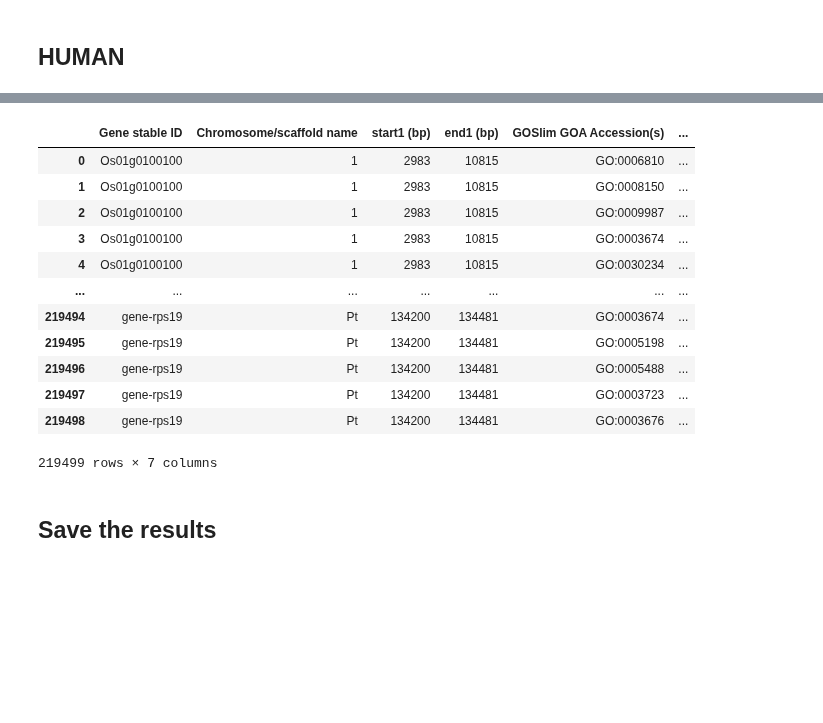
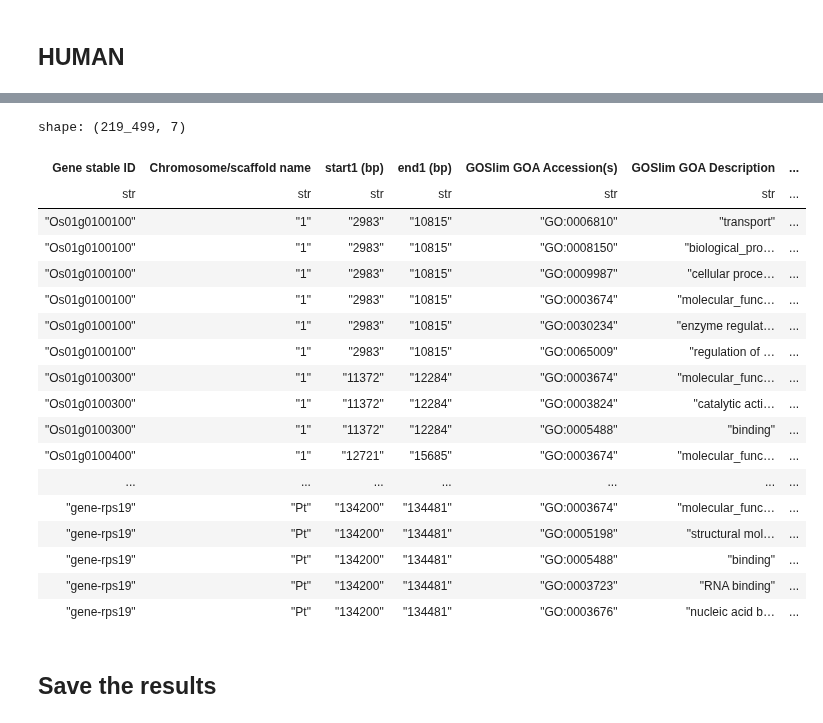
Before and after one commit to yonezawa-sora/pycircos_comaparative_species, a Jupyter notebook: data_preprocessing/1_GOSlim_add_domain.ipynb, the cells around one changed output, grey strips where cells are left out. Drawn from its saved outputs; the diff is of its cells as text; code cells hidden in the pictures; blank space fills up the shorter version.

```diff
--- a/data_preprocessing/1_GOSlim_add_domain.ipynb
+++ b/data_preprocessing/1_GOSlim_add_domain.ipynb
@@ -237,0 +243,6 @@ display(ensembl_goslim_rice_unique)
+# %%
+ensembl_goslim_rice = pl.read_csv("../data/biomart_goslim/biomart_rice_goslim_R56.tsv",
+                                  separator="\t",
+                                  infer_schema_length=0) # Ensembl release 56
+ensembl_goslim_rice_unique = ensembl_goslim_rice.unique(keep="first", maintain_order=True)
+display(ensembl_goslim_rice_unique)
@@ -238,5 +269,4 @@ display(ensembl_goslim_rice_unique)
 # %%
-unique_goslim_terms_rice = ensembl_goslim_rice_unique["GOSlim GOA Accession(s)"].unique()
-rice_goslim_df = pd.DataFrame(unique_goslim_terms_rice,columns=["GOSlim GOA Accession(s)"])
-display(rice_goslim_df)
+unique_goslim_terms_rice = ensembl_goslim_rice_unique.unique(subset=['GOSlim GOA Accession(s)']).select('GOSlim GOA Accession(s)')
+display(unique_goslim_terms_rice)
 # %% [output]
@@ -256,5 +292,7 @@ display(rice_goslim_df)
 # %%
-rice_goslim_df["GOSlim_domain"] = rice_goslim_df["GOSlim GOA Accession(s)"].apply(get_domain)
+rice_goslim_df = unique_goslim_terms_rice.with_columns(
+    unique_goslim_terms_rice["GOSlim GOA Accession(s)"].map_elements(get_domain, return_dtype=str).alias("GOSlim_domain")
+)
 time.sleep(10)
 
 display(rice_goslim_df)
@@ -275,26 +319,31 @@ display(rice_goslim_df)
 # %%
-rice_merged_goslim_domain = pd.merge(
-    ensembl_goslim_rice_unique,
+rice_merged_goslim_domain = ensembl_goslim_rice_unique.join(
     rice_goslim_df,
-    how="left",
-    on="GOSlim GOA Accession(s)"
+    on="GOSlim GOA Accession(s)",
+    how="left"
 )
 
 display(rice_merged_goslim_domain)
 # %% [output]
+shape: (219_499, 7)
-|  | Gene stable ID | Chromosome/scaffold name | start1 (bp) | end1 (bp) | GOSlim GOA Accession(s) | ... |
-| 0 | Os01g0100100 | 1 | 2983 | 10815 | GO:0006810 | ... |
-| 1 | Os01g0100100 | 1 | 2983 | 10815 | GO:0008150 | ... |
-| 2 | Os01g0100100 | 1 | 2983 | 10815 | GO:0009987 | ... |
-| 3 | Os01g0100100 | 1 | 2983 | 10815 | GO:0003674 | ... |
-| 4 | Os01g0100100 | 1 | 2983 | 10815 | GO:0030234 | ... |
+| Gene stable ID | Chromosome/scaffold name | start1 (bp) | end1 (bp) | GOSlim GOA Accession(s) | GOSlim GOA Description | ... |
+| str | str | str | str | str | str | ... |
+| "Os01g0100100" | "1" | "2983" | "10815" | "GO:0006810" | "transport" | ... |
+| "Os01g0100100" | "1" | "2983" | "10815" | "GO:0008150" | "biological_pro… | ... |
+| "Os01g0100100" | "1" | "2983" | "10815" | "GO:0009987" | "cellular proce… | ... |
+| "Os01g0100100" | "1" | "2983" | "10815" | "GO:0003674" | "molecular_func… | ... |
+| "Os01g0100100" | "1" | "2983" | "10815" | "GO:0030234" | "enzyme regulat… | ... |
+| "Os01g0100100" | "1" | "2983" | "10815" | "GO:0065009" | "regulation of … | ... |
+| "Os01g0100300" | "1" | "11372" | "12284" | "GO:0003674" | "molecular_func… | ... |
+| "Os01g0100300" | "1" | "11372" | "12284" | "GO:0003824" | "catalytic acti… | ... |
+| "Os01g0100300" | "1" | "11372" | "12284" | "GO:0005488" | "binding" | ... |
+| "Os01g0100400" | "1" | "12721" | "15685" | "GO:0003674" | "molecular_func… | ... |
 | ... | ... | ... | ... | ... | ... | ... |
-| 219494 | gene-rps19 | Pt | 134200 | 134481 | GO:0003674 | ... |
-| 219495 | gene-rps19 | Pt | 134200 | 134481 | GO:0005198 | ... |
-| 219496 | gene-rps19 | Pt | 134200 | 134481 | GO:0005488 | ... |
-| 219497 | gene-rps19 | Pt | 134200 | 134481 | GO:0003723 | ... |
-| 219498 | gene-rps19 | Pt | 134200 | 134481 | GO:0003676 | ... |
+| "gene-rps19" | "Pt" | "134200" | "134481" | "GO:0003674" | "molecular_func… | ... |
+| "gene-rps19" | "Pt" | "134200" | "134481" | "GO:0005198" | "structural mol… | ... |
+| "gene-rps19" | "Pt" | "134200" | "134481" | "GO:0005488" | "binding" | ... |
+| "gene-rps19" | "Pt" | "134200" | "134481" | "GO:0003723" | "RNA binding" | ... |
+| "gene-rps19" | "Pt" | "134200" | "134481" | "GO:0003676" | "nucleic acid b… | ... |
-219499 rows × 7 columns
 # %% [markdown]
 ## Save the results
 # %%
```
Also changed, not shown: parts of 15 cells of this notebook.
